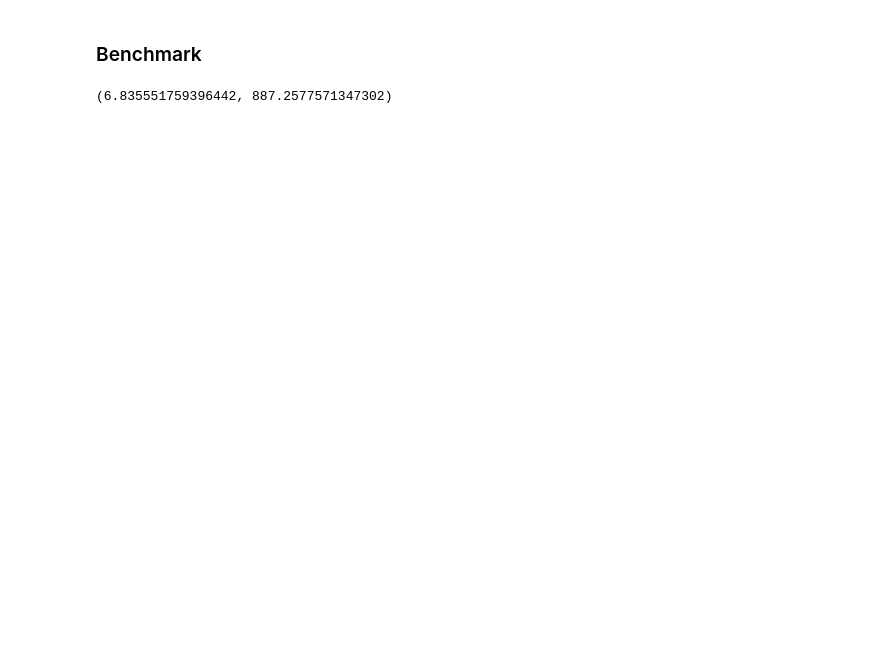
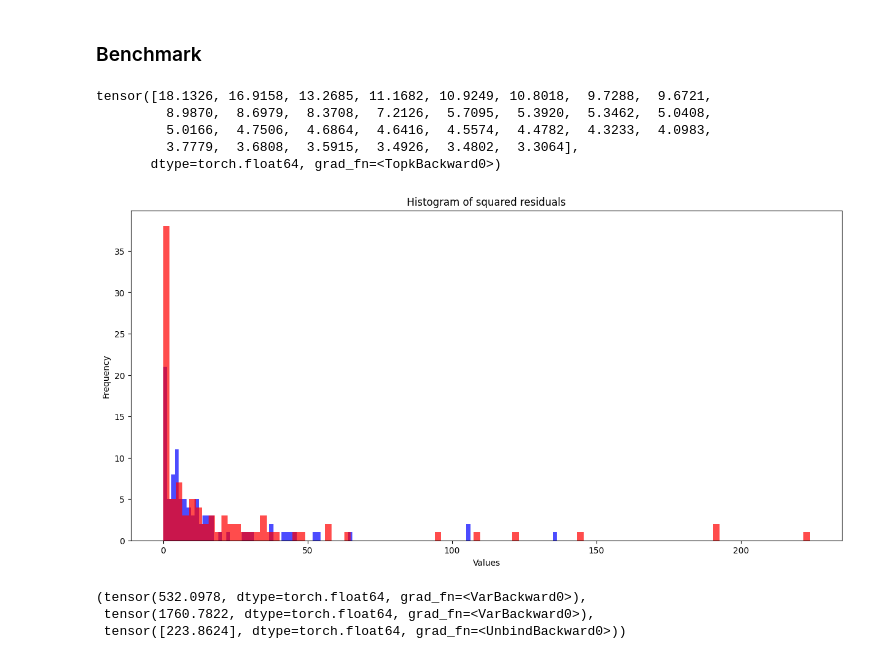
Before and after one commit to KJJHHH/Learning-Algorithm-Mechanism, a Jupyter notebook: learning_algo_on_copper_price.ipynb, the cells around one changed output. Saved outputs shown, nothing was run; the diff lists cells and outputs as text; code cells hidden in the pictures; blank space fills up the shorter version.

```diff
--- a/learning_algo_on_copper_price.ipynb
+++ b/learning_algo_on_copper_price.ipynb
@@ -283,30 +339,65 @@ train_loss, test_loss
 # two layers
 bench_model = TwoLayerNet(18, 50, 1)
 criterion = nn.MSELoss()
+train_loss_list = []
+test_loss_list = []
 optimizer = optim.SGD(bench_model.parameters(), lr=0.001)
 
-for i in range(50):
+for i in range(2000):
     for x, y in train_loader:
         preds = bench_model(x)
-        loss = criterion(preds, y)
+        loss = criterion(preds, y.reshape(-1, 1))
         loss.backward()
         optimizer.step()
         optimizer.zero_grad()
 
-train_loss = 0
-for x, y in train_loader:
-    output = bench_model(x).reshape(-1, 1)
-    loss = criterion(output, y.reshape(-1, 1))
-    train_loss += loss.item()
-train_loss/=len(train_loader)
+    train_loss = 0
+    for x, y in train_loader:
+        output = bench_model(x)
+        loss = criterion(output, y.reshape(-1, 1))
+        train_loss += loss.item()
+    train_loss/=len(train_loader)
+    train_loss_list.append(train_loss)
 
-test_loss = 0
-for x, y in test_loader:
-    output = bench_model(x).reshape(-1, 1)
-    loss = criterion(output, y.reshape(-1, 1))
-    test_loss += loss.item()
-test_loss/=len(test_loader)
+    test_loss = 0
+    for x, y in test_loader:
+        output = bench_model(x)
+        loss = criterion(output, y.reshape(-1, 1))
+        test_loss += loss.item()
+    test_loss/=len(test_loader)
+    test_loss_list.append(test_loss)
 
-train_loss, test_loss
+# max resid
+torch.max(torch.square(bench_model(X_train) - y_train.reshape(-1, 1)))
+# top k resid
+torch.topk(torch.square(bench_model(X_train) - y_train.reshape(-1, 1)).reshape(-1), k = 30).values
 # %% [output]
-(6.835551759396442, 887.2577571347302)
+tensor([18.1326, 16.9158, 13.2685, 11.1682, 10.9249, 10.8018,  9.7288,  9.6721,
+         8.9870,  8.6979,  8.3708,  7.2126,  5.7095,  5.3920,  5.3462,  5.0408,
+         5.0166,  4.7506,  4.6864,  4.6416,  4.5574,  4.4782,  4.3233,  4.0983,
+         3.7779,  3.6808,  3.5915,  3.4926,  3.4802,  3.3064],
+       dtype=torch.float64, grad_fn=<TopkBackward0>)
+# %%
+import torch
+import matplotlib.pyplot as plt
+
+# Example tensor with continuous values
+bench_resid_train = torch.square(bench_model(X_train) - y_train)
+bench_resid_test = torch.square(bench_model(X_test) - y_test)
+resid_train = torch.square(model(X_train) - y_train)
+resid_test = torch.square(model(X_test) - y_test)
+
+# Plot the histogram
+plt.figure(figsize=(15, 7))
+plt.hist(resid_test.detach().numpy(), bins=100, color='blue', alpha=0.7, label = "Learning algo")
+plt.hist(bench_resid_test.detach().numpy(), bins=100, color='red', alpha=0.7, label = "bench")
+plt.xlabel('Values')
+plt.ylabel('Frequency')
+plt.title('Histogram of squared residuals')
+plt.show()
+torch.var(resid_test), torch.var(bench_resid_test), max(bench_resid_test)
+# %% [output]
+[figure, added]
+(tensor(532.0978, dtype=torch.float64, grad_fn=<VarBackward0>),
+ tensor(1760.7822, dtype=torch.float64, grad_fn=<VarBackward0>),
+ tensor([223.8624], dtype=torch.float64, grad_fn=<UnbindBackward0>))
```
Also changed, not shown: parts of 11 cells of this notebook, 12 other files.
